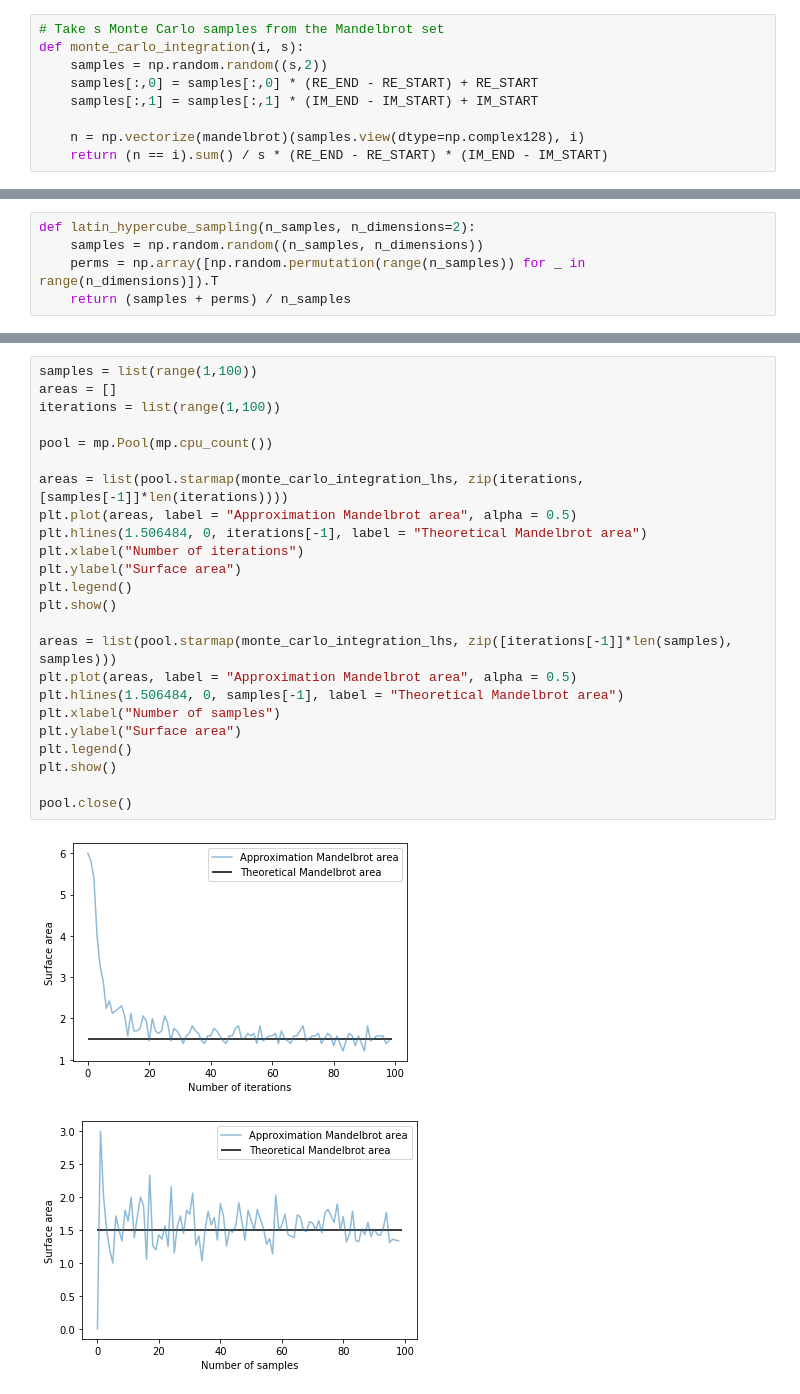
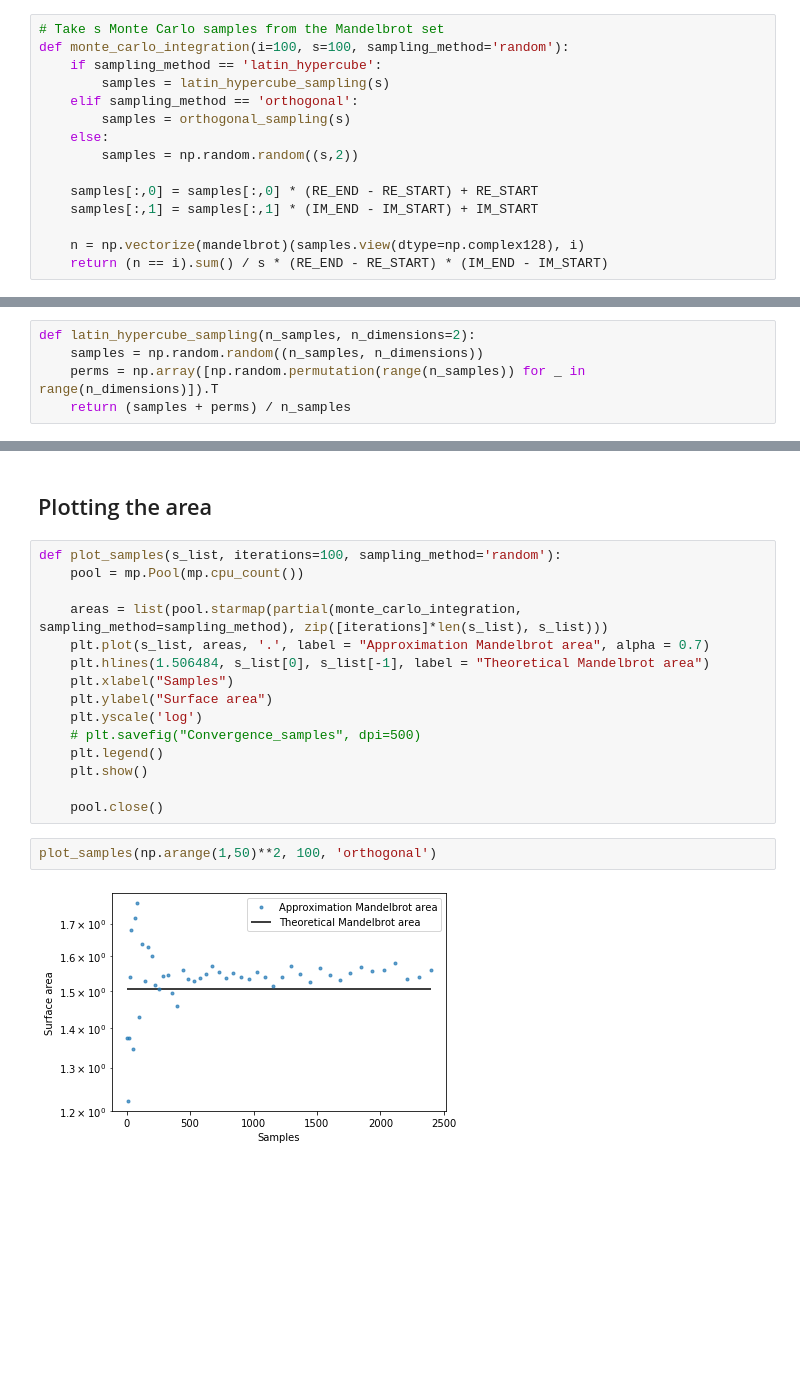
Before and after one commit to jurrew27/stochastic-simulation, a Jupyter notebook: Mandelbrot integration.ipynb, the cells around one changed output, grey strips where cells are left out. Drawn from its saved outputs; the diff is of its cells as text; blank space fills up the shorter version.

Commit message:
Add orthogonal sampling and clean up code

```diff
--- a/Mandelbrot integration.ipynb
+++ b/Mandelbrot integration.ipynb
@@ -38,7 +38,13 @@ plt.show()
 # %%
 # Take s Monte Carlo samples from the Mandelbrot set
-def monte_carlo_integration(i, s):
-    samples = np.random.random((s,2))
+def monte_carlo_integration(i=100, s=100, sampling_method='random'):
+    if sampling_method == 'latin_hypercube':
+        samples = latin_hypercube_sampling(s)
+    elif sampling_method == 'orthogonal':
+        samples = orthogonal_sampling(s)
+    else:
+        samples = np.random.random((s,2))
+
     samples[:,0] = samples[:,0] * (RE_END - RE_START) + RE_START
     samples[:,1] = samples[:,1] * (IM_END - IM_START) + IM_START
 
@@ -148,27 +73,21 @@ def monte_carlo_integration_lhs(i, s):
+# %% [markdown]
+## Plotting the area
 # %%
-samples = list(range(1,100))
-areas = []
-iterations = list(range(1,100))
+def plot_samples(s_list, iterations=100, sampling_method='random'):
+    pool = mp.Pool(mp.cpu_count())
 
-pool = mp.Pool(mp.cpu_count())
+    areas = list(pool.starmap(partial(monte_carlo_integration, sampling_method=sampling_method), zip([iterations]*len(s_list), s_list)))
+    plt.plot(s_list, areas, '.', label = "Approximation Mandelbrot area", alpha = 0.7)
+    plt.hlines(1.506484, s_list[0], s_list[-1], label = "Theoretical Mandelbrot area")
+    plt.xlabel("Samples")
+    plt.ylabel("Surface area")
+    plt.yscale('log')
+    # plt.savefig("Convergence_samples", dpi=500)
+    plt.legend()
+    plt.show()
 
-areas = list(pool.starmap(monte_carlo_integration_lhs, zip(iterations, [samples[-1]]*len(iterations))))
-plt.plot(areas, label = "Approximation Mandelbrot area", alpha = 0.5)
-plt.hlines(1.506484, 0, iterations[-1], label = "Theoretical Mandelbrot area")
-plt.xlabel("Number of iterations")
-plt.ylabel("Surface area")
-plt.legend()
-plt.show()
-
-areas = list(pool.starmap(monte_carlo_integration_lhs, zip([iterations[-1]]*len(samples), samples)))
-plt.plot(areas, label = "Approximation Mandelbrot area", alpha = 0.5)
-plt.hlines(1.506484, 0, samples[-1], label = "Theoretical Mandelbrot area")
-plt.xlabel("Number of samples")
-plt.ylabel("Surface area")
-plt.legend()
-plt.show()
-
-pool.close()
+    pool.close()
-# %% [output]
-[figure, removed]
-[figure, removed]
+# %%
+plot_samples(np.arange(1,50)**2, 100, 'orthogonal')
+# %% [output]
+[figure, added]
```
Also changed, not shown: parts of 16 cells of this notebook.
